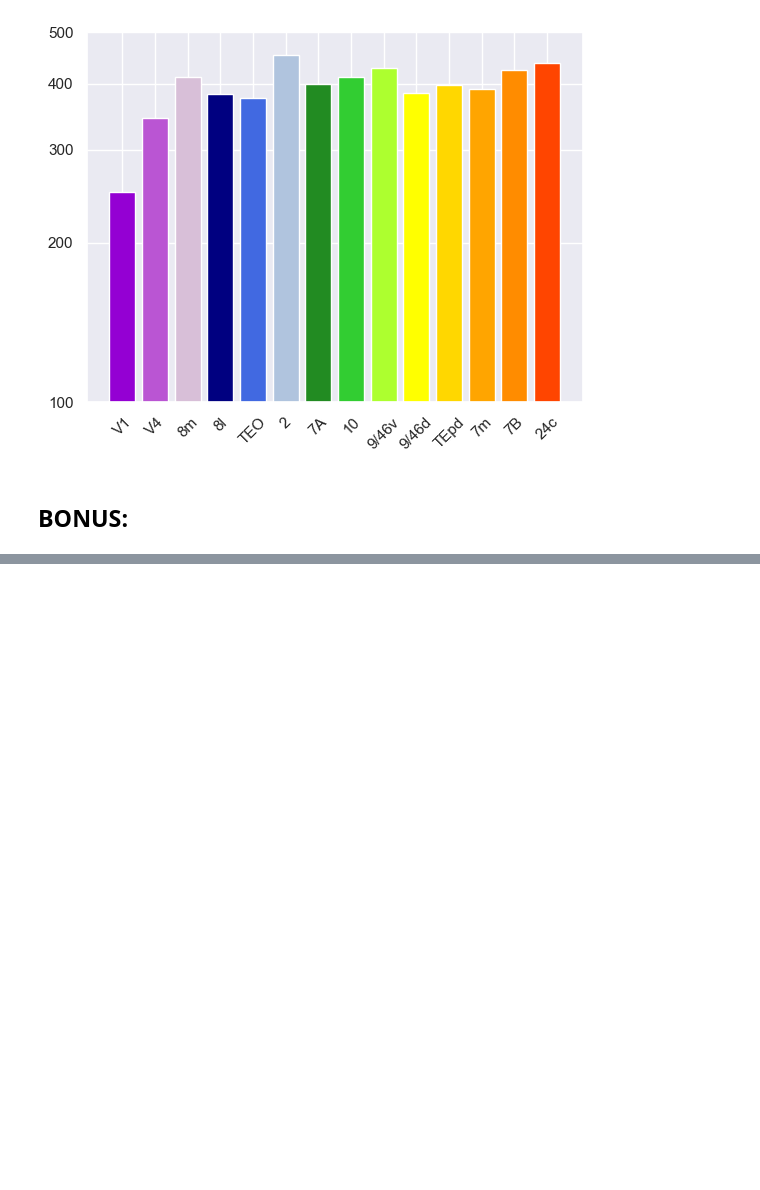
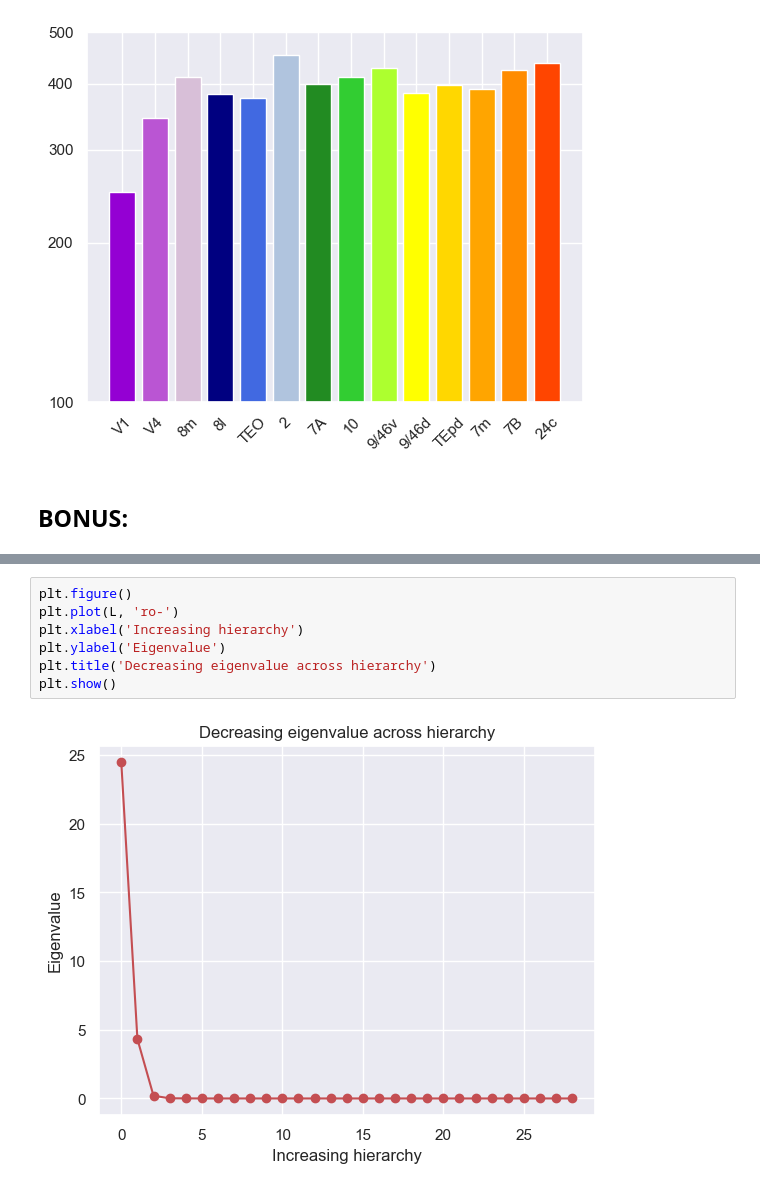
Before and after one commit to mindemory/compneuro22, a Jupyter notebook: Homework 9.ipynb, the cells around one changed output, grey strips where cells are left out. Saved outputs shown, nothing was run; the diff lists cells and outputs as text; blank space fills up the shorter version.

```diff
--- a/Homework 9.ipynb
+++ b/Homework 9.ipynb
@@ -88,0 +130,9 @@ plt.plot(control.tc, -1*L.real, 'ro-')
+# %%
+plt.figure()
+plt.plot(L, 'ro-')
+plt.xlabel('Increasing hierarchy')
+plt.ylabel('Eigenvalue')
+plt.title('Decreasing eigenvalue across hierarchy')
+plt.show()
+# %% [output]
+[figure, added]
```
Also changed, not shown: parts of 6 cells of this notebook, 1 other file.
